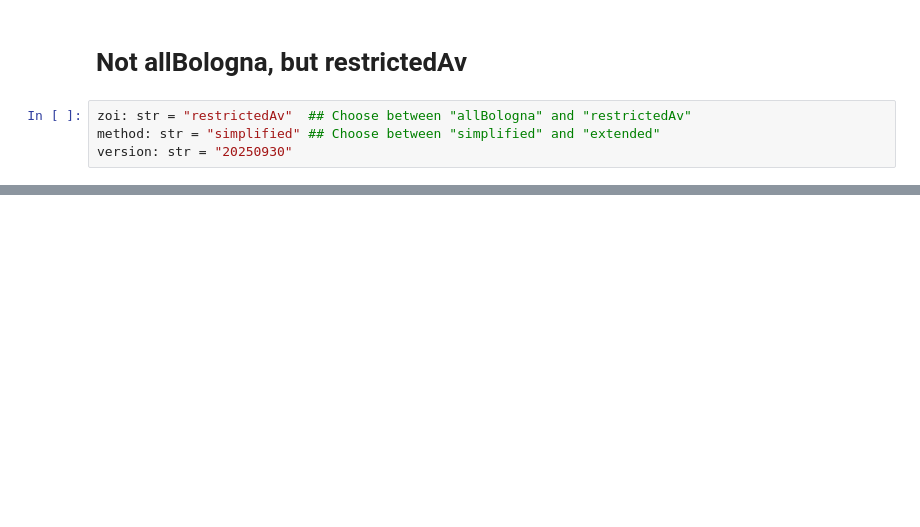
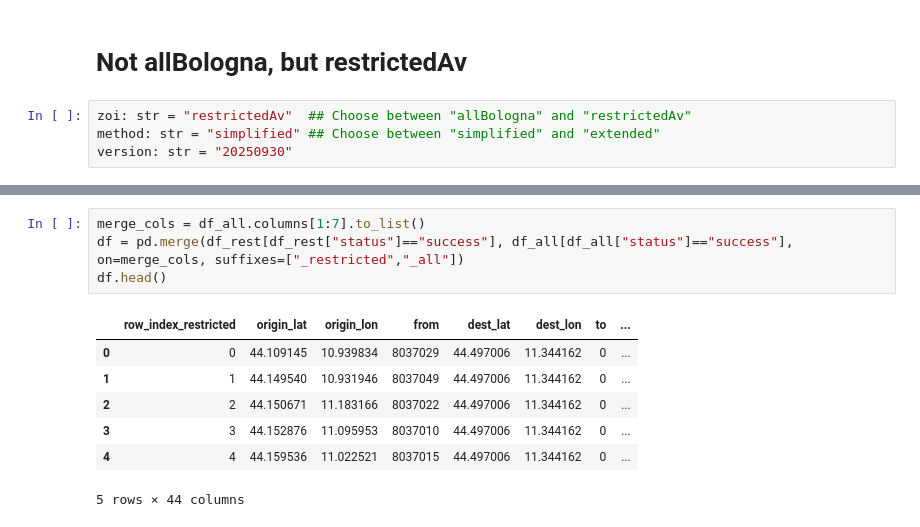
Before and after one commit to fbk-most/otp-mobility-utils, a Jupyter notebook: postprocessing/check_simplified_results.ipynb, the cells around one changed output, grey strips where cells are left out. Cells and saved outputs as stored; diff of their text form; blank space fills up the shorter version.

```diff
--- a/postprocessing/check_simplified_results.ipynb
+++ b/postprocessing/check_simplified_results.ipynb
@@ -219,0 +595,12 @@ plt.grid()
+# %%
+merge_cols = df_all.columns[1:7].to_list()
+df = pd.merge(df_rest[df_rest["status"]=="success"], df_all[df_all["status"]=="success"], on=merge_cols, suffixes=["_restricted","_all"])
+df.head()
+# %% [output]
+|  | row_index_restricted | origin_lat | origin_lon | from | dest_lat | dest_lon | to | ... |
+| 0 | 0 | 44.109145 | 10.939834 | 8037029 | 44.497006 | 11.344162 | 0 | ... |
+| 1 | 1 | 44.149540 | 10.931946 | 8037049 | 44.497006 | 11.344162 | 0 | ... |
+| 2 | 2 | 44.150671 | 11.183166 | 8037022 | 44.497006 | 11.344162 | 0 | ... |
+| 3 | 3 | 44.152876 | 11.095953 | 8037010 | 44.497006 | 11.344162 | 0 | ... |
+| 4 | 4 | 44.159536 | 11.022521 | 8037015 | 44.497006 | 11.344162 | 0 | ... |
+5 rows × 44 columns
```
Also changed, not shown: parts of 36 cells of this notebook, 2 other files.
